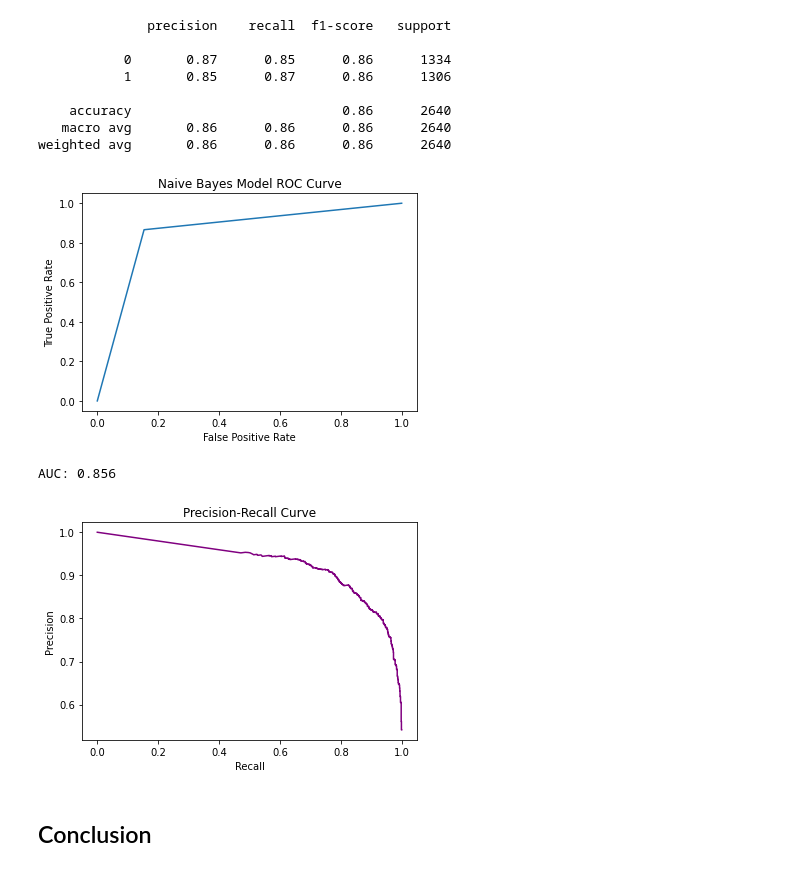
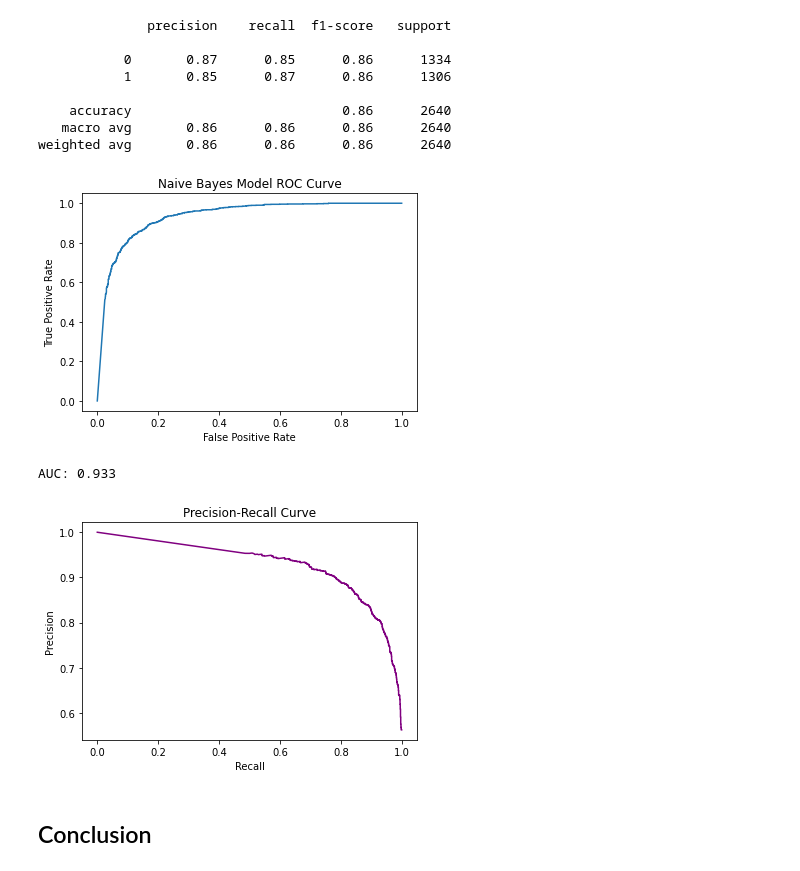
Before and after one commit to michaelchyan/MSDS422, a Jupyter notebook: Module_4_Bankruptcy.ipynb, the cells around one changed output. Saved outputs shown, nothing was run; the diff lists cells and outputs as text; code cells hidden in the pictures.

```diff
--- a/Module_4_Bankruptcy.ipynb
+++ b/Module_4_Bankruptcy.ipynb
@@ -365,22 +367,24 @@ print(classification_report(y_test,y_pred))
    macro avg       0.86      0.86      0.86      2640
 weighted avg       0.86      0.86      0.86      2640
 # %%
-fpr, tpr, _ = metrics.roc_curve(y_test,  y_pred)
+nb_y_score = nb.predict_proba(X_test)[:, 1]
+
+
+fpr, tpr, _ = metrics.roc_curve(y_test, nb_y_score)
 
 #create ROC curve
 plt.plot(fpr,tpr)
 plt.title('Naive Bayes Model ROC Curve')
 plt.ylabel('True Positive Rate')
 plt.xlabel('False Positive Rate')
 plt.show()
-auc = roc_auc_score(y_test, y_pred)
+auc = roc_auc_score(y_test, nb_y_score)
 print('AUC: %.3f' % auc)
 # %% [output]
-[figure, old version]
+[figure, new version]
-AUC: 0.856
+AUC: 0.933
 # %%
-y_score = nb.predict_proba(X_test)[:, 1]
-precision, recall, thresholds = precision_recall_curve(y_test, y_score)
+precision, recall, thresholds = precision_recall_curve(y_test, nb_y_score)
 fig, ax = plt.subplots()
 ax.plot(recall, precision, color='purple')
 
@@ -392,6 +396,6 @@ ax.set_xlabel('Recall')
 #display plot
 plt.show()
 # %% [output]
-[figure, old version]
+[figure, new version]
 # %% [markdown]
 ## Conclusion
```
Also changed, not shown: parts of 14 cells of this notebook.
